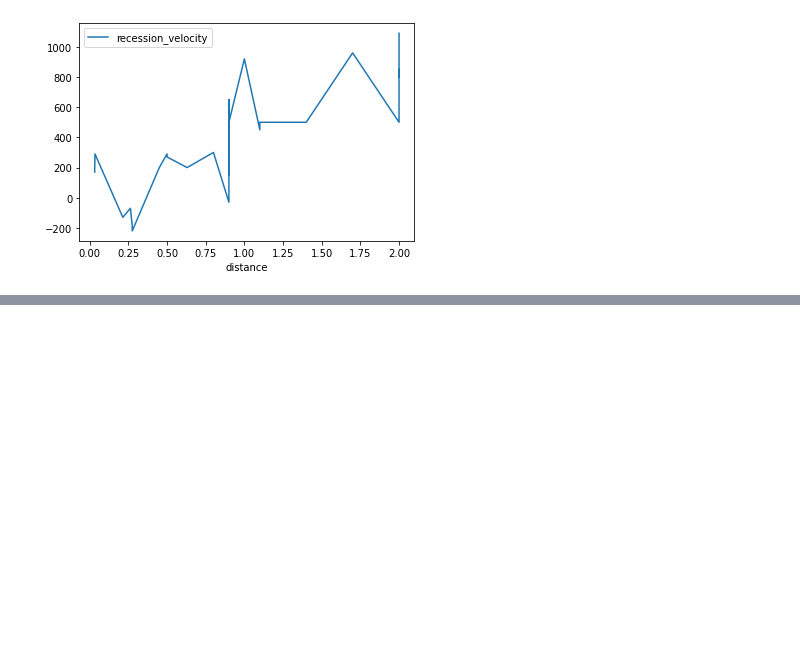
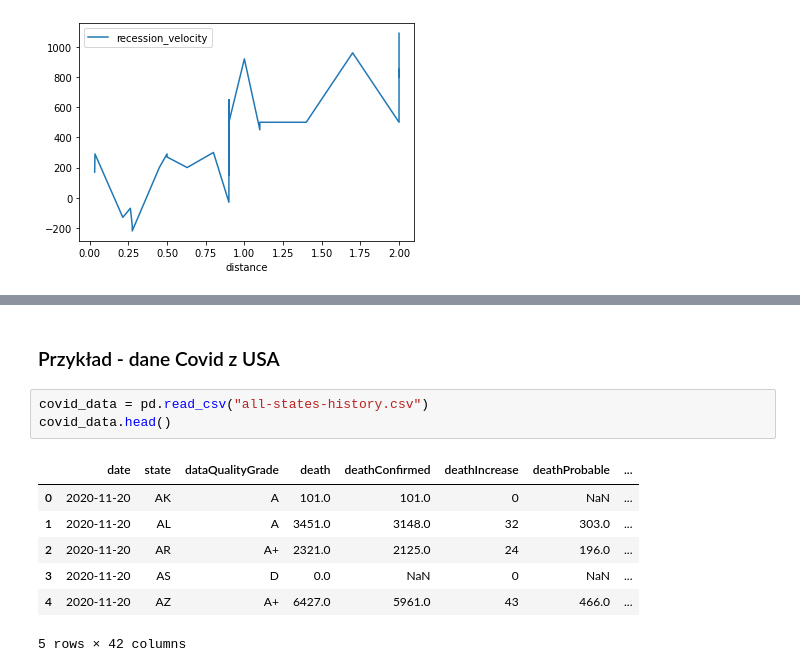
Before and after one commit to blackbat13/python_wprowadzenie, a Jupyter notebook: zajecia3/pandas_wprowadzenie.ipynb, the cells around one changed output, grey strips where cells are left out. Saved outputs shown, nothing was run; the diff lists cells and outputs as text; blank space fills up the shorter version.

```diff
--- a/zajecia3/pandas_wprowadzenie.ipynb
+++ b/zajecia3/pandas_wprowadzenie.ipynb
@@ -61,0 +88,13 @@ plt.show()
+# %% [markdown]
+### Przykład - dane Covid z USA
+# %%
+covid_data = pd.read_csv("all-states-history.csv")
+covid_data.head()
+# %% [output]
+|  | date | state | dataQualityGrade | death | deathConfirmed | deathIncrease | deathProbable | ... |
+| 0 | 2020-11-20 | AK | A | 101.0 | 101.0 | 0 | NaN | ... |
+| 1 | 2020-11-20 | AL | A | 3451.0 | 3148.0 | 32 | 303.0 | ... |
+| 2 | 2020-11-20 | AR | A+ | 2321.0 | 2125.0 | 24 | 196.0 | ... |
+| 3 | 2020-11-20 | AS | D | 0.0 | NaN | 0 | NaN | ... |
+| 4 | 2020-11-20 | AZ | A+ | 6427.0 | 5961.0 | 43 | 466.0 | ... |
+5 rows × 42 columns
```
Also changed, not shown: parts of 17 cells of this notebook, 2 other files.
